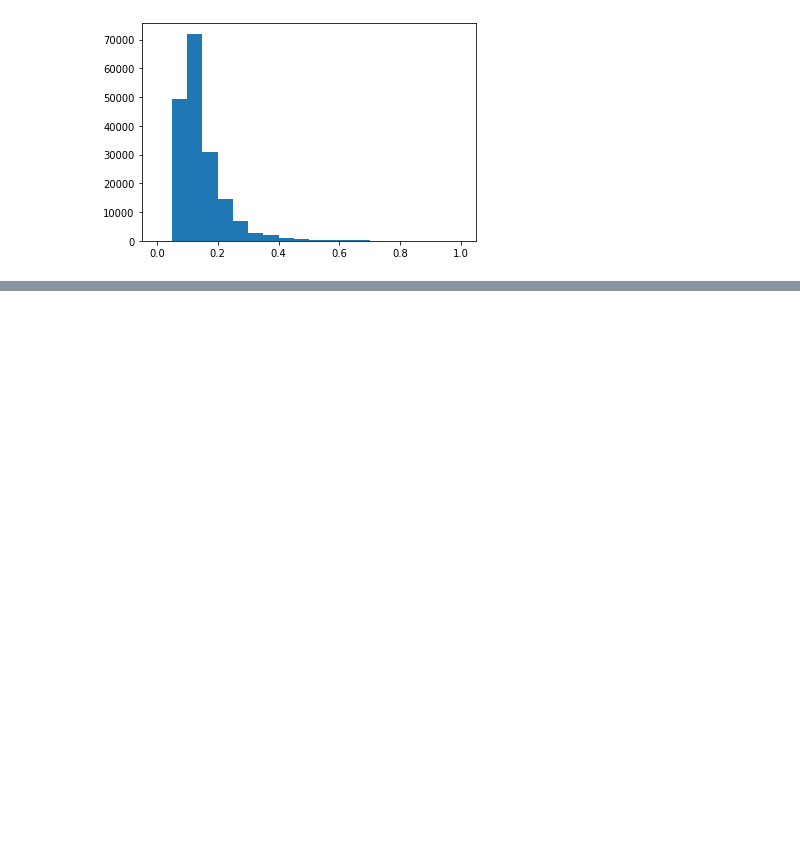
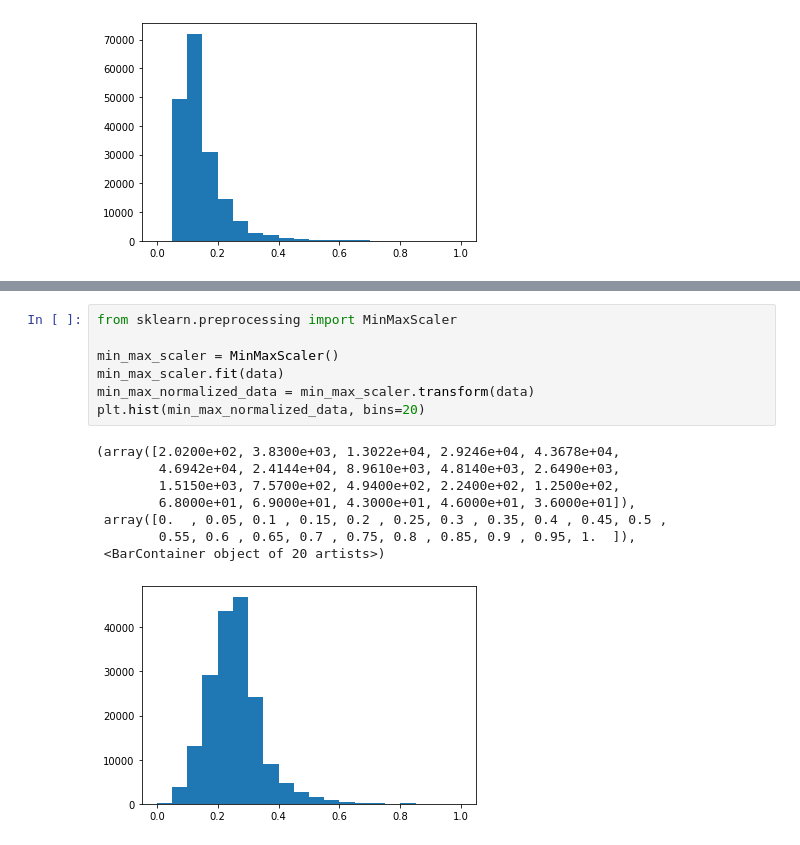
Before and after one commit to JIElite/Taiwan-house-pricing, a Jupyter notebook: notebook/Explore_Scaler.ipynb, the cells around one changed output, grey strips where cells are left out. Cells and saved outputs as stored; diff of their text form; blank space fills up the shorter version.

```diff
--- a/notebook/Explore_Scaler.ipynb
+++ b/notebook/Explore_Scaler.ipynb
@@ -205,0 +236,16 @@ plt.hist(max_abs_normalized_data, bins=20)
+# %%
+from sklearn.preprocessing import MinMaxScaler
+
+min_max_scaler = MinMaxScaler()
+min_max_scaler.fit(data)
+min_max_normalized_data = min_max_scaler.transform(data)
+plt.hist(min_max_normalized_data, bins=20)
+# %% [output]
+(array([2.0200e+02, 3.8300e+03, 1.3022e+04, 2.9246e+04, 4.3678e+04,
+        4.6942e+04, 2.4144e+04, 8.9610e+03, 4.8140e+03, 2.6490e+03,
+        1.5150e+03, 7.5700e+02, 4.9400e+02, 2.2400e+02, 1.2500e+02,
+        6.8000e+01, 6.9000e+01, 4.3000e+01, 4.6000e+01, 3.6000e+01]),
+ array([0.  , 0.05, 0.1 , 0.15, 0.2 , 0.25, 0.3 , 0.35, 0.4 , 0.45, 0.5 ,
+        0.55, 0.6 , 0.65, 0.7 , 0.75, 0.8 , 0.85, 0.9 , 0.95, 1.  ]),
+ <BarContainer object of 20 artists>)
+[figure, added]
```
Also changed, not shown: parts of 3 cells of this notebook.
